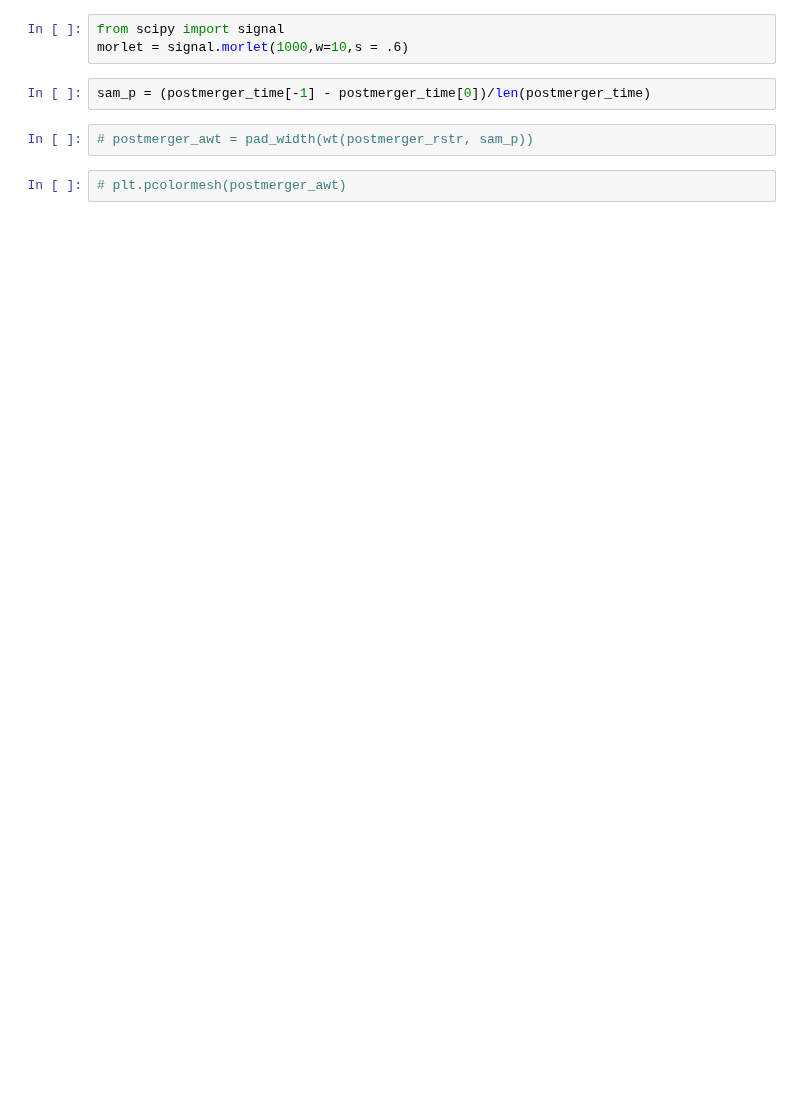
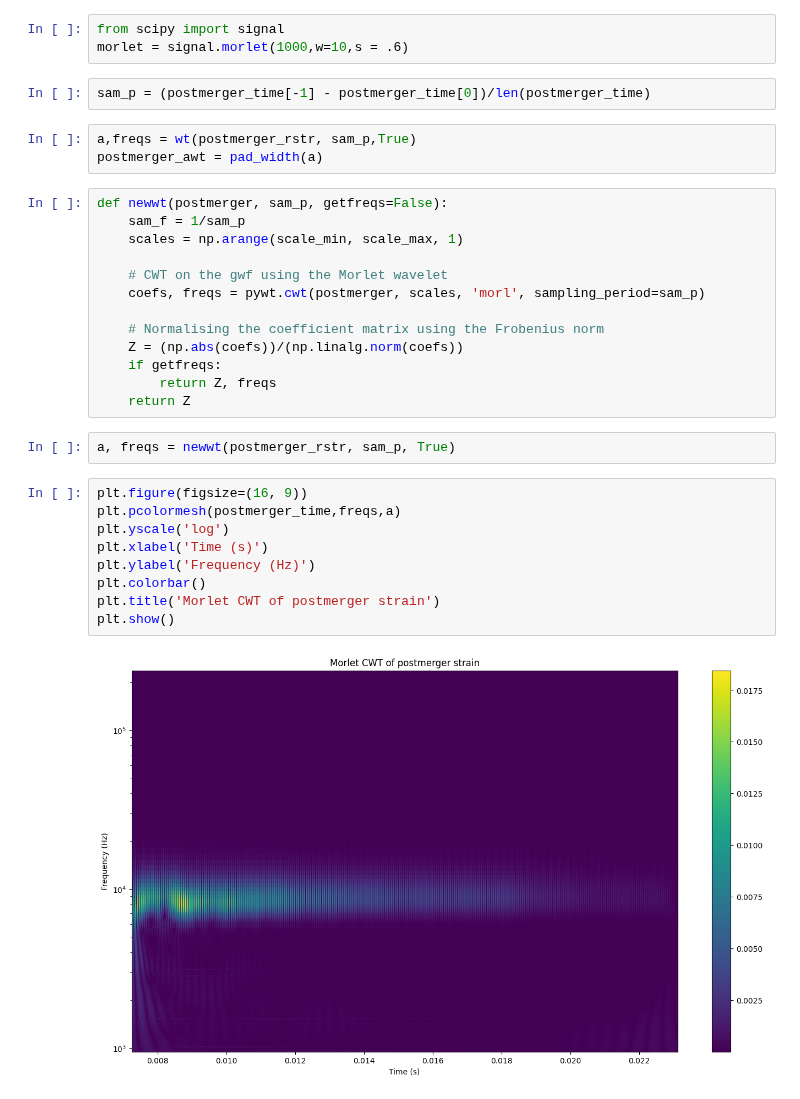
Before and after one commit to aashraychegu/testing_grounds, a Jupyter notebook: plot_generation.ipynb, the cells around one changed output. Saved outputs shown, nothing was run; the diff lists cells and outputs as text; blank space fills up the shorter version.

```diff
--- a/plot_generation.ipynb
+++ b/plot_generation.ipynb
@@ -92,7 +79,32 @@ from scipy import signal
 morlet = signal.morlet(1000,w=10,s = .6)
 # %%
 sam_p = (postmerger_time[-1] - postmerger_time[0])/len(postmerger_time)
-# %%
-# postmerger_awt = pad_width(wt(postmerger_rstr, sam_p))
-# %%
-# plt.pcolormesh(postmerger_awt)
+# %%
+a,freqs = wt(postmerger_rstr, sam_p,True)
+postmerger_awt = pad_width(a)
+# %%
+def newwt(postmerger, sam_p, getfreqs=False):
+    sam_f = 1/sam_p
+    scales = np.arange(scale_min, scale_max, 1)
+
+    # CWT on the gwf using the Morlet wavelet
+    coefs, freqs = pywt.cwt(postmerger, scales, 'morl', sampling_period=sam_p)
+
+    # Normalising the coefficient matrix using the Frobenius norm
+    Z = (np.abs(coefs))/(np.linalg.norm(coefs))
+    if getfreqs:
+        return Z, freqs
+    return Z
+# %%
+a, freqs = newwt(postmerger_rstr, sam_p, True)
+# %%
+plt.figure(figsize=(16, 9))
+plt.pcolormesh(postmerger_time,freqs,a)
+plt.yscale('log')
+plt.xlabel('Time (s)')
+plt.ylabel('Frequency (Hz)')
+plt.colorbar()
+plt.title('Morlet CWT of postmerger strain')
+plt.show()
+# %% [output]
+[figure, added]
```
Also changed, not shown: parts of 15 cells of this notebook, 4 other files.
